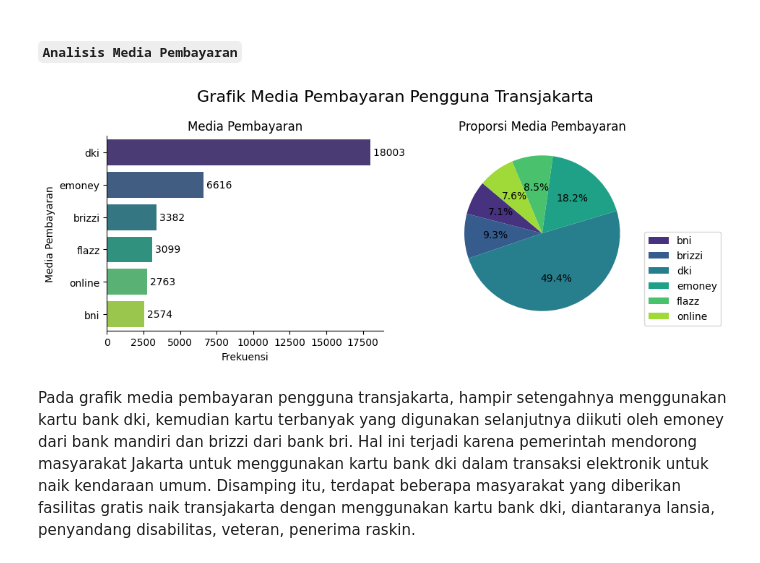
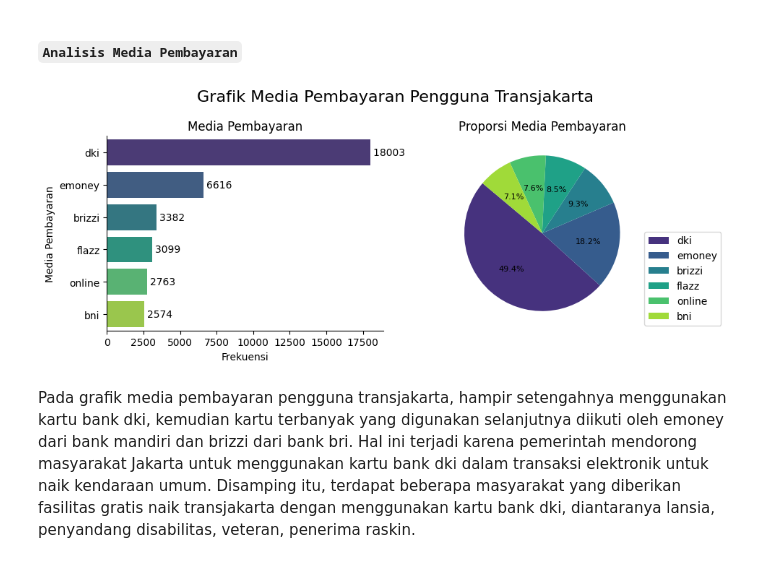
Before and after one commit to Ridwan-Firdaus/transjakarta-data-analysis, a Jupyter notebook: transjakarta-data-analysis.ipynb, the cells around one changed output. Saved outputs shown, nothing was run; the diff lists cells and outputs as text; code cells hidden in the pictures.

```diff
--- a/transjakarta-data-analysis.ipynb
+++ b/transjakarta-data-analysis.ipynb
@@ -653,23 +653,32 @@ mp1 = mp.sort_values(ascending=False)
 # %%
 # Menampilkan grafik media pembayaran
 fig, ax = plt.subplots(1,2,figsize=(10,4))
 
 sns.barplot(y=mp1.index, x=mp1.values, ax=ax[0], palette='viridis', orient='h')
 ax[0].set_ylabel('Media Pembayaran')
 ax[0].set_xlabel('Frekuensi')
 ax[0].set_title('Media Pembayaran')
 
-ax[1].pie(mp, autopct='%1.1f%%', startangle=140, colors=sns.color_palette('viridis'))
-ax[1].legend(mp.index, loc='lower left', bbox_to_anchor=(1.0, 0.0))
+wedges, texts, autotexts = ax[1].pie(
+    mp1,
+    autopct='%1.1f%%',
+    startangle=140,
+    colors=sns.color_palette('viridis')
+)
+
+for autotext in autotexts:
+    autotext.set_fontsize(8)
+
+ax[1].legend(mp1.index, loc='lower left', bbox_to_anchor=(1.0, 0.0))
 ax[1].set_title('Proporsi Media Pembayaran')
 
 plt.suptitle('Grafik Media Pembayaran Pengguna Transjakarta', fontsize=16)
 annotate_bars(ax[0])
 despine(ax[0])
 plt.tight_layout()
 plt.show()
 # %% [output]
-[figure, old version]
+[figure, new version]
 # %% [markdown]
 Pada grafik media pembayaran pengguna transjakarta, hampir setengahnya menggunakan kartu bank dki, kemudian kartu terbanyak yang digunakan selanjutnya diikuti oleh emoney dari bank mandiri dan brizzi dari bank bri. Hal ini terjadi karena pemerintah mendorong masyarakat Jakarta untuk menggunakan kartu bank dki dalam transaksi elektronik untuk naik kendaraan umum. Disamping itu, terdapat beberapa masyarakat yang diberikan fasilitas gratis naik transjakarta dengan menggunakan kartu bank dki, diantaranya lansia, penyandang disabilitas, veteran, penerima raskin.
 # %% [markdown]
```
Also changed, not shown: parts of 2 cells of this notebook.
